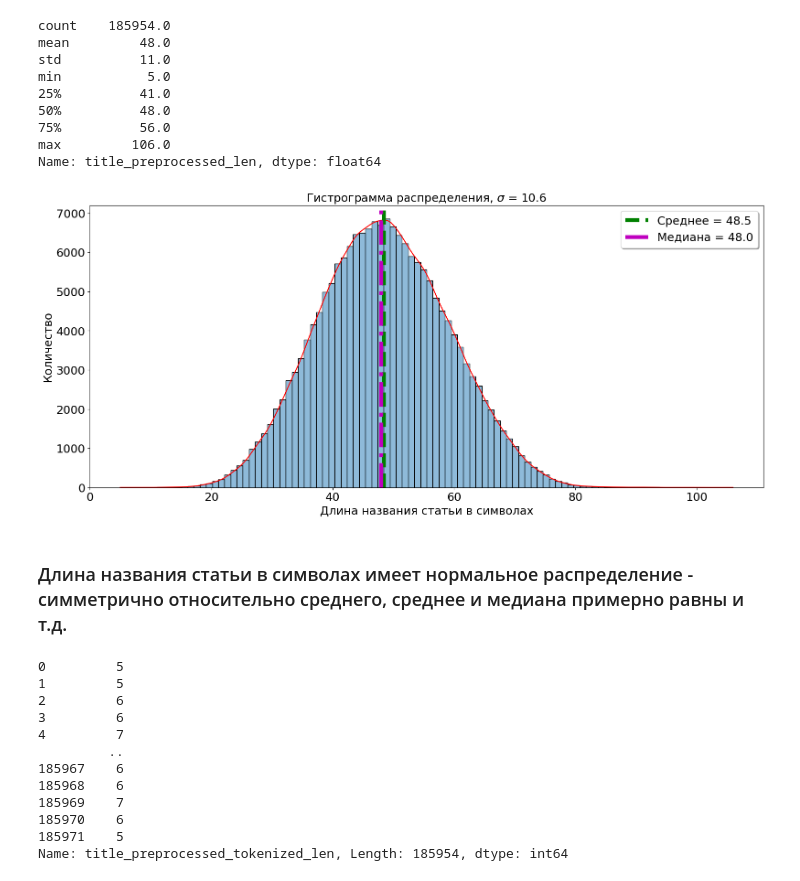
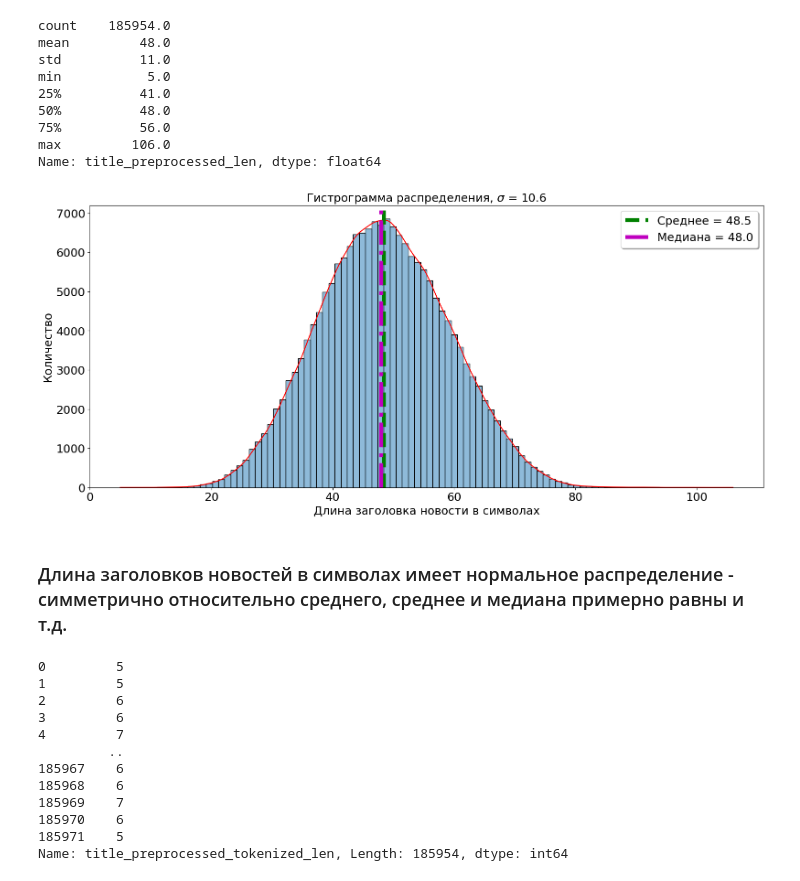
Before and after one commit to Carassius-2000/nlp_classification_task, a Jupyter notebook: eda.ipynb, the cells around one changed output. Drawn from its saved outputs; the diff is of its cells as text; code cells hidden in the pictures.

```diff
--- a/eda.ipynb
+++ b/eda.ipynb
@@ -107,12 +107,12 @@ max         106.0
 Name: title_preprocessed_len, dtype: float64
 # %%
 plot_hist_with_kde(
-    df["title_preprocessed_len"], x_label="Длина названия статьи в символах"
+    df["title_preprocessed_len"], x_label="Длина заголовка новости в символах"
 )
 # %% [output]
-[figure, old version]
+[figure, new version]
 # %% [markdown]
-<h3>Длина названия статьи в символах имеет нормальное распределение - симметрично относительно среднего, среднее и медиана примерно равны и т.д.</h3>
+<h3>Длина заголовков новостей в символах имеет нормальное распределение - симметрично относительно среднего, среднее и медиана примерно равны и т.д.</h3>
 # %%
 df["title_preprocessed_tokenized"] = df["title_preprocessed"].apply(
     lambda token: word_tokenize(token, language="russian")
```
Also changed, not shown: parts of 2 cells of this notebook.
